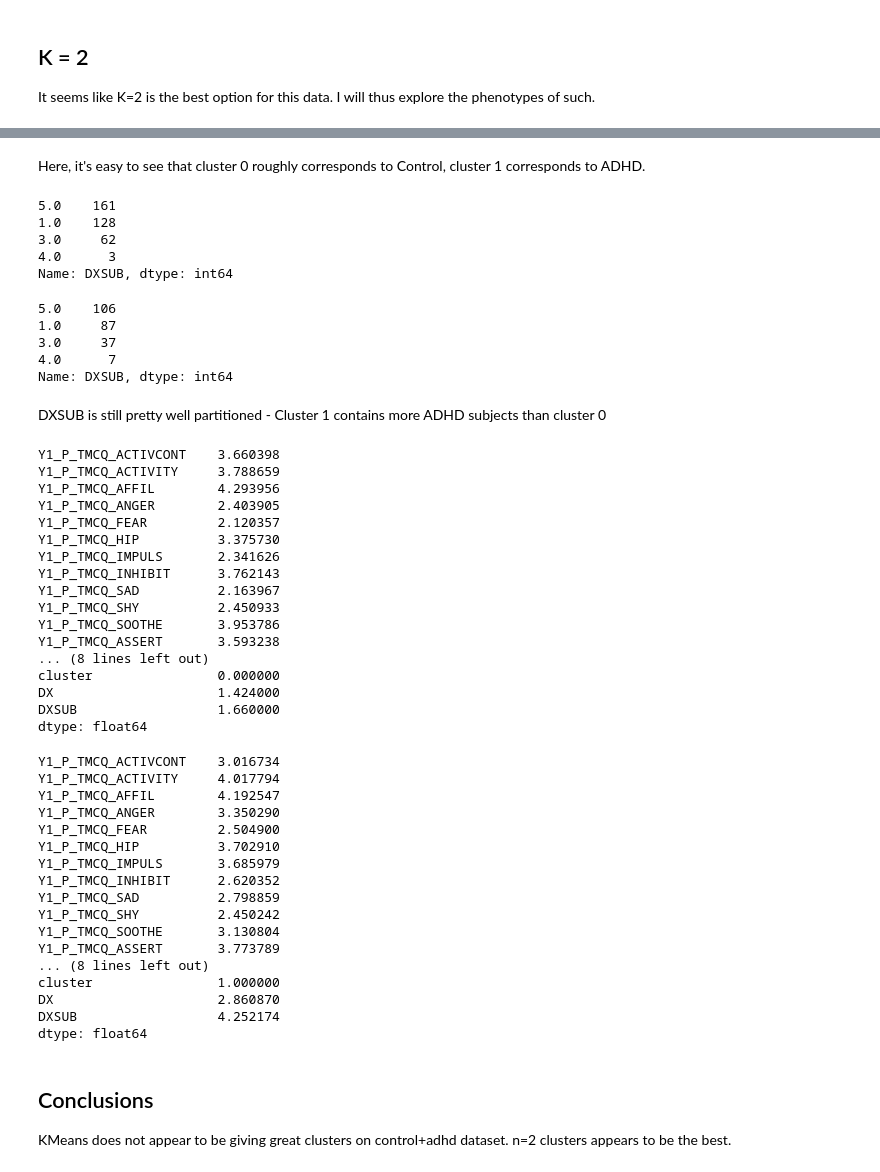
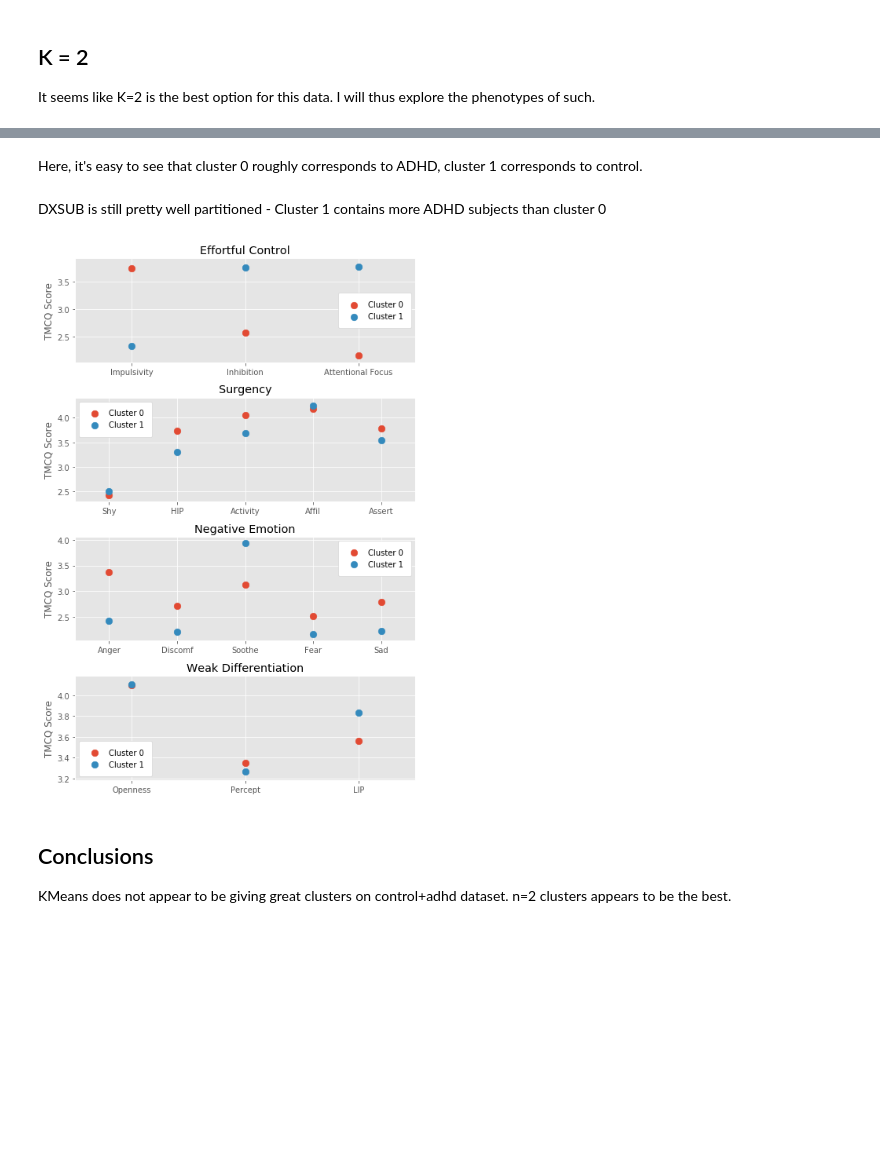
Before and after one commit to cjsmith015/Machine_Learning_and_ADHD, a Jupyter notebook: Cluster Analysis.ipynb, the cells around one changed output, grey strips where cells are left out. Cells and saved outputs as stored; diff of their text form; code cells hidden in the pictures; blank space fills up the shorter version.

```diff
--- a/Cluster Analysis.ipynb
+++ b/Cluster Analysis.ipynb
@@ -24,3 +66,8 @@ X_TMCQ_nonull = X_TMCQ[X_TMCQ.isnull().sum(axis=1) == 0]
+# %%
+effortful_control = ['Y1_P_TMCQ_IMPULS', 'Y1_P_TMCQ_INHIBIT', 'Y1_P_TMCQ_ATTFOCUS']
+surgency = ['Y1_P_TMCQ_SHY', 'Y1_P_TMCQ_HIP', 'Y1_P_TMCQ_ACTIVITY', 'Y1_P_TMCQ_AFFIL', 'Y1_P_TMCQ_ASSERT']
+negative_emotion = ['Y1_P_TMCQ_ANGER', 'Y1_P_TMCQ_DISCOMF', 'Y1_P_TMCQ_SOOTHE', 'Y1_P_TMCQ_FEAR', 'Y1_P_TMCQ_SAD']
+weak_differentiation = ['Y1_P_TMCQ_OPENNESS', 'Y1_P_TMCQ_PERCEPT', 'Y1_P_TMCQ_LIP']
 # %% [markdown]
 # Unsupervised Learning
 
@@ -90,61 +141,5 @@ cluster1['DX'].value_counts()
 Name: DX, dtype: int64
 # %% [markdown]
-Here, it's easy to see that cluster 0 roughly corresponds to Control, cluster 1 corresponds to ADHD.
+Here, it's easy to see that cluster 0 roughly corresponds to ADHD, cluster 1 corresponds to control.
-# %%
-cluster0['DXSUB'].value_counts()
-# %% [output]
-5.0    161
-1.0    128
-3.0     62
-4.0      3
-Name: DXSUB, dtype: int64
-# %%
-cluster1['DXSUB'].value_counts()
-# %% [output]
-5.0    106
-1.0     87
-3.0     37
-4.0      7
-Name: DXSUB, dtype: int64
 # %% [markdown]
 DXSUB is still pretty well partitioned - Cluster 1 contains more ADHD subjects than cluster 0
-# %%
-cluster0.mean()
-# %% [output]
-Y1_P_TMCQ_ACTIVCONT    3.660398
-Y1_P_TMCQ_ACTIVITY     3.788659
-Y1_P_TMCQ_AFFIL        4.293956
-Y1_P_TMCQ_ANGER        2.403905
-Y1_P_TMCQ_FEAR         2.120357
-Y1_P_TMCQ_HIP          3.375730
-Y1_P_TMCQ_IMPULS       2.341626
-Y1_P_TMCQ_INHIBIT      3.762143
-Y1_P_TMCQ_SAD          2.163967
-Y1_P_TMCQ_SHY          2.450933
-Y1_P_TMCQ_SOOTHE       3.953786
-Y1_P_TMCQ_ASSERT       3.593238
-... (8 lines left out)
-cluster                0.000000
-DX                     1.424000
-DXSUB                  1.660000
-dtype: float64
-# %%
-cluster1.mean()
-# %% [output]
-Y1_P_TMCQ_ACTIVCONT    3.016734
-Y1_P_TMCQ_ACTIVITY     4.017794
-Y1_P_TMCQ_AFFIL        4.192547
-Y1_P_TMCQ_ANGER        3.350290
-Y1_P_TMCQ_FEAR         2.504900
-Y1_P_TMCQ_HIP          3.702910
-Y1_P_TMCQ_IMPULS       3.685979
-Y1_P_TMCQ_INHIBIT      2.620352
-Y1_P_TMCQ_SAD          2.798859
-Y1_P_TMCQ_SHY          2.450242
-Y1_P_TMCQ_SOOTHE       3.130804
-Y1_P_TMCQ_ASSERT       3.773789
-... (8 lines left out)
-cluster                1.000000
-DX                     2.860870
-DXSUB                  4.252174
-dtype: float64
@@ -151,3 +148,19 @@ dtype: float64
+# %%
+title_list = ['Effortful Control', 'Surgency', 'Negative Emotion', 'Weak Differentiation']
+tmcq_cols = [effortful_control, surgency, negative_emotion, weak_differentiation]
+tmcq_col_dict = {'Effortful Control': ['Impulsivity', 'Inhibition', 'Attentional Focus'],
+                 'Surgency': ['Shy', 'HIP', 'Activity', 'Affil', 'Assert'],
+                 'Negative Emotion': ['Anger', 'Discomf', 'Soothe', 'Fear', 'Sad'],
+                 'Weak Differentiation': ['Openness', 'Percept', 'LIP']}
+cluster_list = [cluster0, cluster1]
+cluster_labels = ['Cluster 0', 'Cluster 1']
+
+fig, axs = plt.subplots(4,1,figsize=(7,10))
+
+run_TMCQ_graph(cluster_list, tmcq_cols, tmcq_col_dict, axs)
+plt.tight_layout()
+# %% [output]
+[figure, added]
 # %% [markdown]
 ## Conclusions
 
```
Also changed, not shown: parts of 26 cells of this notebook, 1 other file.
